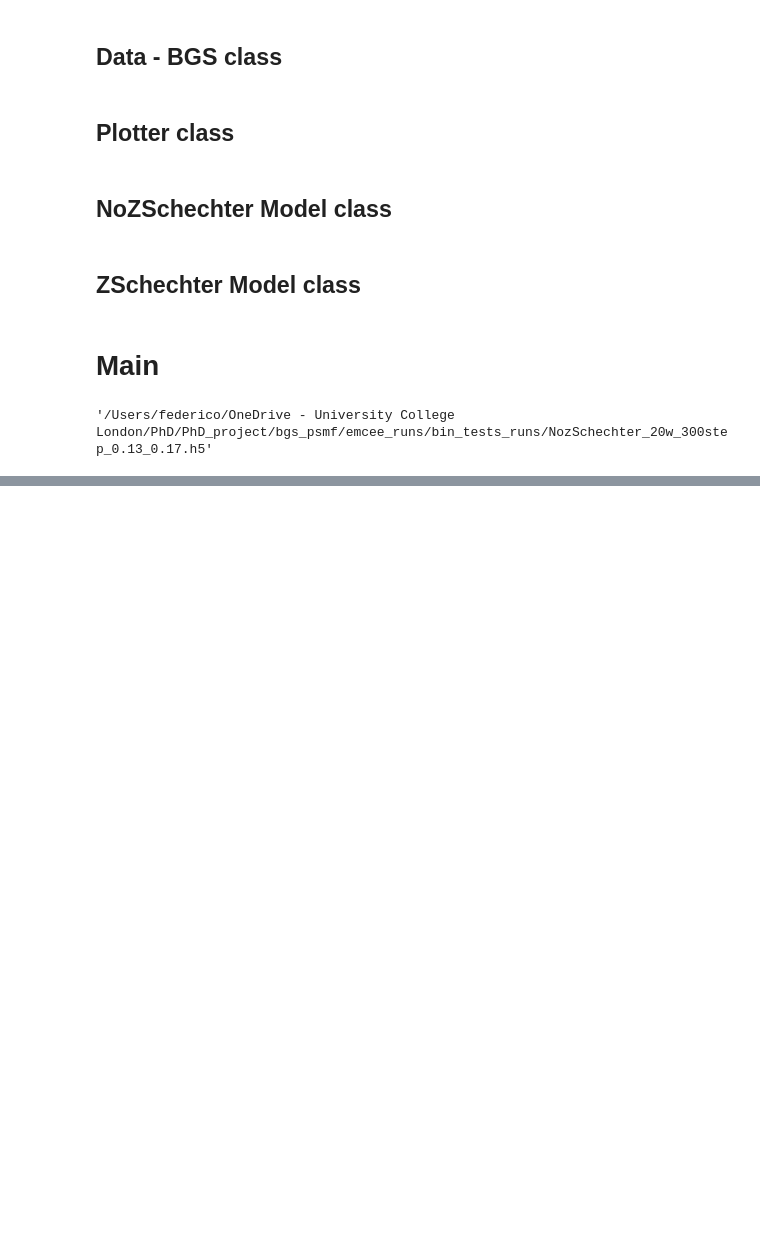
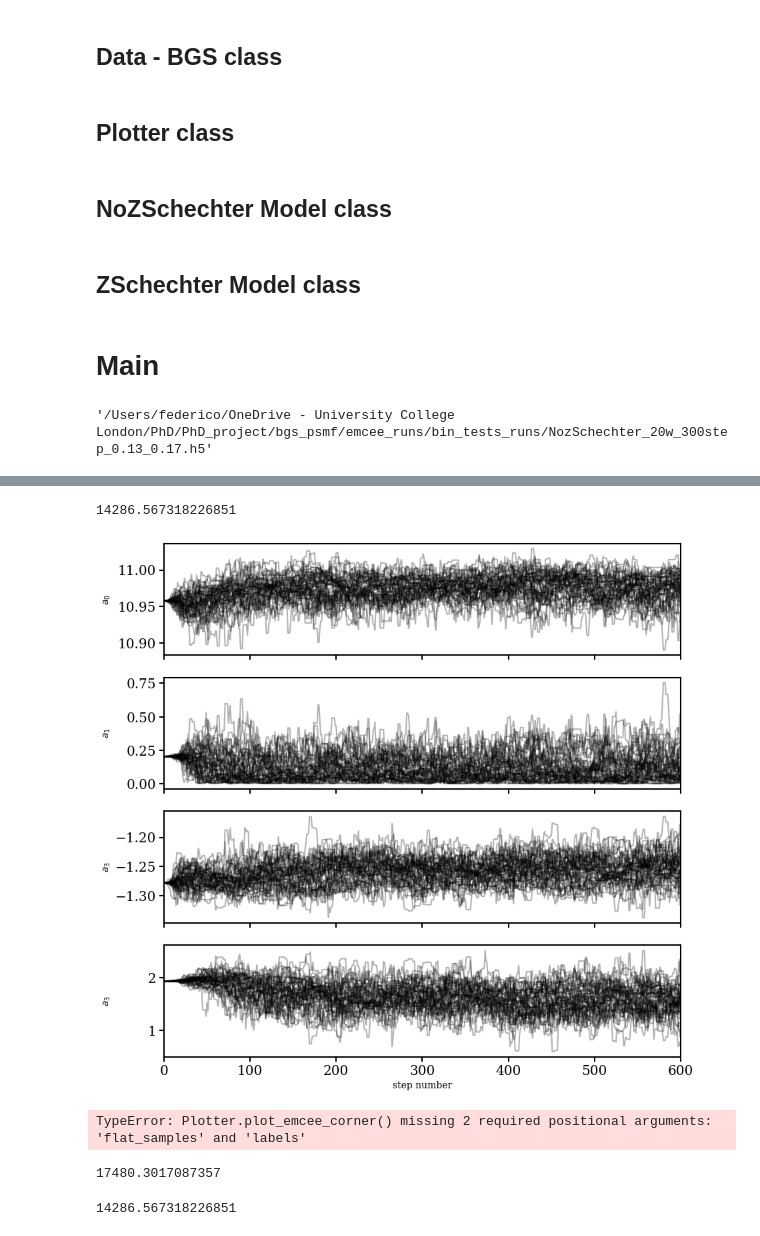
Before and after one commit to fedehope/zSMF, a Jupyter notebook: nb/classes.ipynb, the cells around one changed output, grey strips where cells are left out. Saved outputs shown, nothing was run; the diff lists cells and outputs as text; code cells hidden in the pictures; blank space fills up the shorter version.

```diff
--- a/nb/classes.ipynb
+++ b/nb/classes.ipynb
@@ -113,7 +113,7 @@ class Data:
 
 
 class BGS(Data):
-    def __init__(self, file):
+    def __init__(self, file, is_bgs_bright=True):
         super().__init__(file)
 
         self.f_area = (173.641/(4.*np.pi*(180/np.pi)**2))
@@ -337,7 +352,7 @@ class ZSchechterModel(BGS):
 # %% [markdown]
 # Main
 # %%
-bgs = BGS('BGS_ANY_full.provabgs.lite.hdf5')
+bgs = BGS('BGS_ANY_full.provabgs.lite.hdf5', is_bgs_bright=True)
 emcee_file = FileEmcee(z_dependence=False, bin_test=True, info_file='0.13_0.17')
 # %%
 emcee_run = EmceeRun(emcee_file)
@@ -355,0 +370,13 @@ smf = NoZSchechterModel(bgs, 0.01, 0.05)
+# %%
+noz_smf.posterior(emcee_run.get_best_params())
+# %% [output]
+14286.567318226851
+# %%
+z_emcee_file = FileEmcee(z_dependence=True, bin_test=True, info_file='0.01_0.2')
+z_emcee_run = EmceeRun(z_emcee_file)
+# %%
+z_plotter = Plotter(bgs, z_emcee_run)
+# %%
+z_plotter.plot_emcee_samples()
+# %% [output]
+[figure, added]
@@ -355,0 +385,12 @@ smf = NoZSchechterModel(bgs, 0.01, 0.05)
+# %%
+z_plotter.plot_emcee_corner()
+# %% [output]
+TypeError: Plotter.plot_emcee_corner() missing 2 required positional arguments: 'flat_samples' and 'labels'
+# %%
+z_smf.posterior(z_emcee_run.get_best_params())
+# %% [output]
+17480.3017087357
+# %%
+noz_smf.posterior(emcee_run.get_best_params())
+# %% [output]
+14286.567318226851
```
Also changed, not shown: parts of 10 cells of this notebook.
